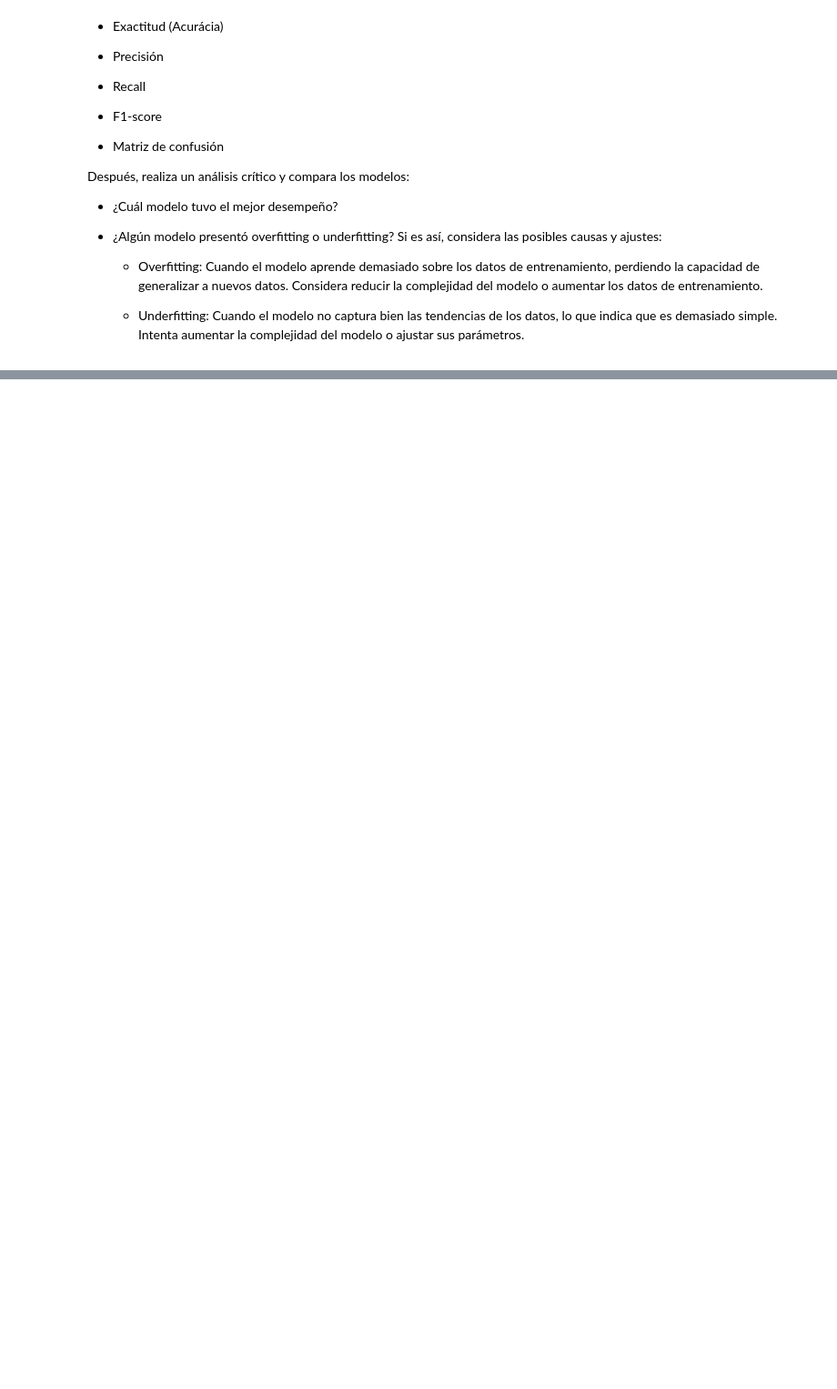
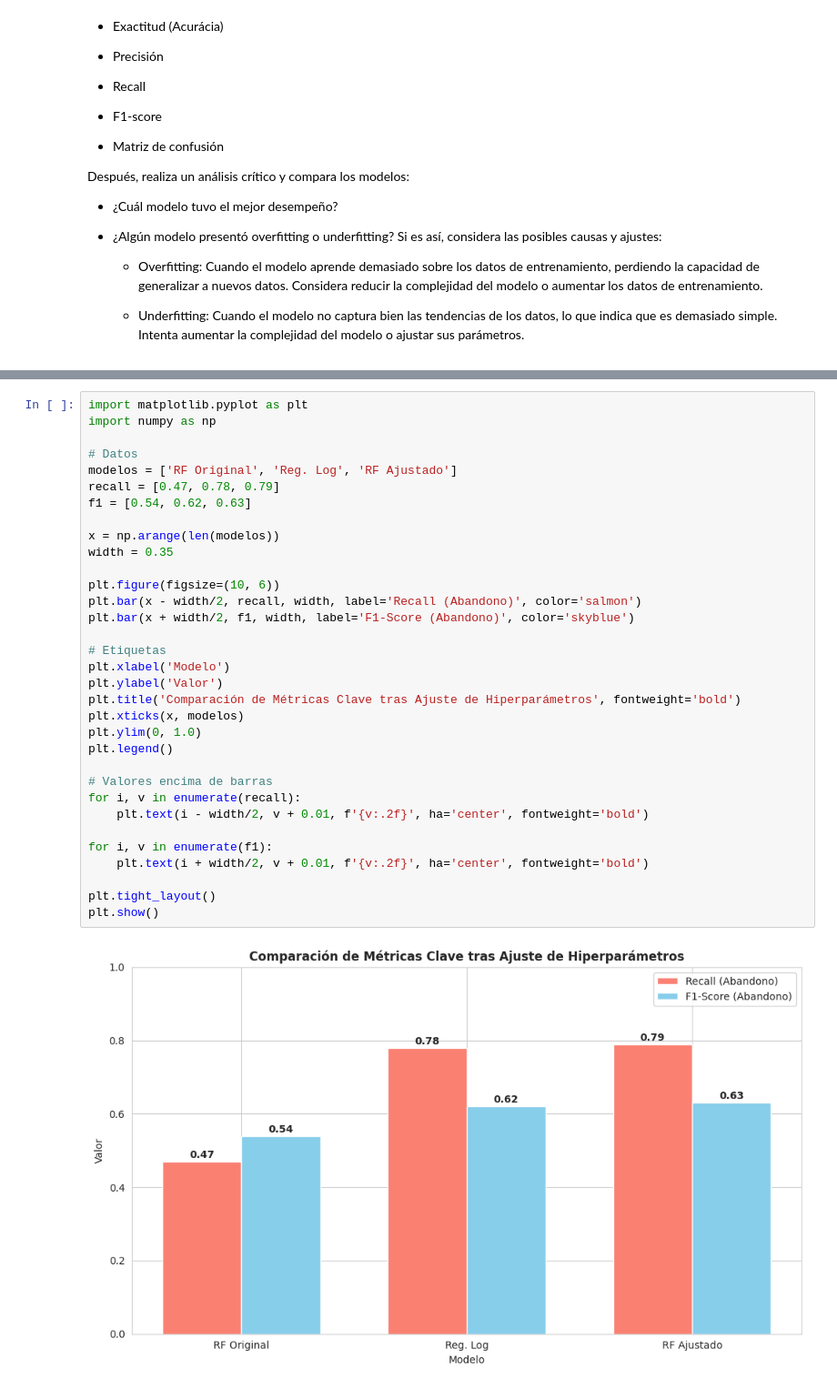
Before and after one commit to AenimaLabs/TelecomX2, a Jupyter notebook: TelecomX2.ipynb, the cells around one changed output, grey strips where cells are left out. Shown at 91% size. Drawn from its saved outputs; the diff is of its cells as text; blank space fills up the shorter version.

```diff
--- a/TelecomX2.ipynb
+++ b/TelecomX2.ipynb
@@ -717,0 +857,35 @@ Después, realiza un análisis crítico y compara los modelos:
+# %%
+import matplotlib.pyplot as plt
+import numpy as np
+
+# Datos
+modelos = ['RF Original', 'Reg. Log', 'RF Ajustado']
+recall = [0.47, 0.78, 0.79]
+f1 = [0.54, 0.62, 0.63]
+
+x = np.arange(len(modelos))
+width = 0.35
+
+plt.figure(figsize=(10, 6))
+plt.bar(x - width/2, recall, width, label='Recall (Abandono)', color='salmon')
+plt.bar(x + width/2, f1, width, label='F1-Score (Abandono)', color='skyblue')
+
+# Etiquetas
+plt.xlabel('Modelo')
+plt.ylabel('Valor')
+plt.title('Comparación de Métricas Clave tras Ajuste de Hiperparámetros', fontweight='bold')
+plt.xticks(x, modelos)
+plt.ylim(0, 1.0)
+plt.legend()
+
+# Valores encima de barras
+for i, v in enumerate(recall):
+    plt.text(i - width/2, v + 0.01, f'{v:.2f}', ha='center', fontweight='bold')
+
+for i, v in enumerate(f1):
+    plt.text(i + width/2, v + 0.01, f'{v:.2f}', ha='center', fontweight='bold')
+
+plt.tight_layout()
+plt.show()
+# %% [output]
+[figure, added]
```
Also changed, not shown: parts of 26 cells of this notebook.
